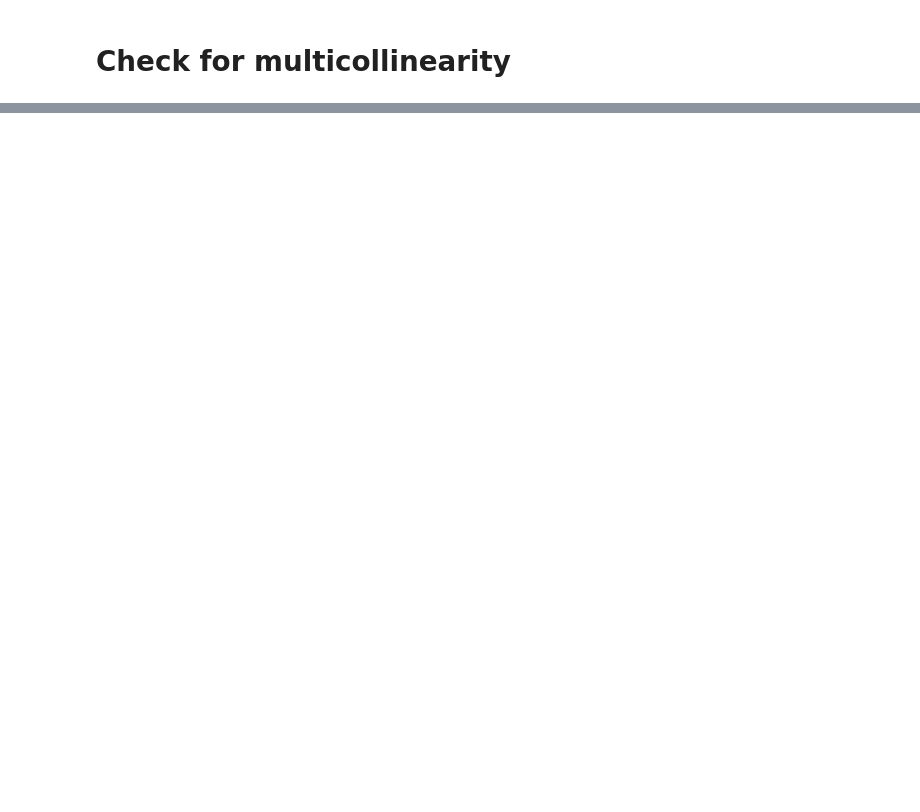
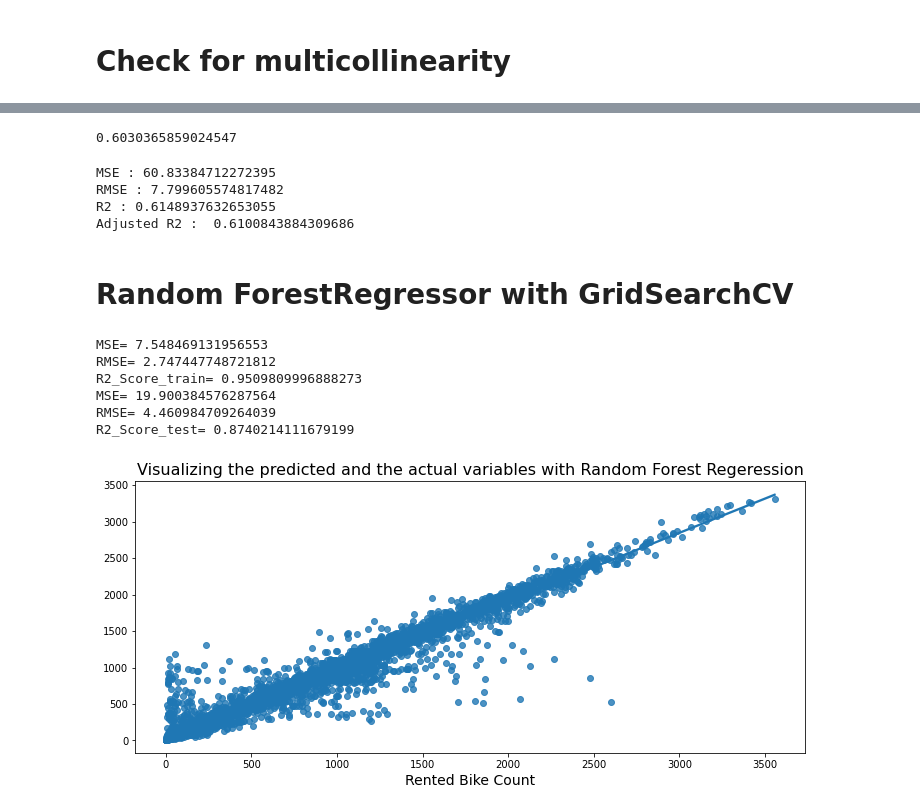
Before and after one commit to abhashjain9/Bike-Sharing-Demand-Prediction, a Jupyter notebook: Bike_Sharing_Demand_Prediction_Capstone_Project.ipynb, the cells around one changed output, grey strips where cells are left out. Cells and saved outputs as stored; diff of their text form; code cells hidden in the pictures; blank space fills up the shorter version.

```diff
--- a/Bike_Sharing_Demand_Prediction_Capstone_Project.ipynb
+++ b/Bike_Sharing_Demand_Prediction_Capstone_Project.ipynb
@@ -549,0 +579,5 @@ df=df.drop(['Rainfall(mm)','Snowfall (cm)'],axis=1)
+# %%
+# Standardiz the independent variables
+scaler=StandardScaler()
+X_train=scaler.fit_transform(X_train)
+X_test=scaler.fit_transform(X_test)
@@ -549,0 +653,7 @@ df=df.drop(['Rainfall(mm)','Snowfall (cm)'],axis=1)
+# %%
+# Import the packages
+from sklearn.linear_model import Ridge
+ridge= Ridge(alpha=0.1)
+# %%
+#Fit the model
+ridge.fit(X_train,y_train)
@@ -549,0 +662,5 @@ df=df.drop(['Rainfall(mm)','Snowfall (cm)'],axis=1)
+# %%
+# Check the score
+ridge.score(X_train, y_train)
+# %% [output]
+0.6030365859024547
@@ -549,0 +671,62 @@ df=df.drop(['Rainfall(mm)','Snowfall (cm)'],axis=1)
+# %%
+# Evaluating metrics
+# Import the packages
+from sklearn.metrics import mean_squared_error
+# Calculate MSE
+MSE  = mean_squared_error(y_test,y_pred_test_ridge)
+print("MSE :" , MSE)
+# Calculate RMSE
+RMSE = np.sqrt(MSE)
+print("RMSE :" ,RMSE)
+# Calculate r2 and adjusted r2
+r2_ridge_test = r2_score(y_test,y_pred_test_ridge)
+print("R2 :" ,r2_ridge_test)
+print("Adjusted R2 : ",1-(1-r2_score(y_test,y_pred_test_ridge))*((X_test.shape[0]-1)/(X_test.shape[0]-X_test.shape[1]-1)))
+# %% [output]
+MSE : 60.83384712272395
+RMSE : 7.799605574817482
+R2 : 0.6148937632653055
+Adjusted R2 :  0.6100843884309686
+# %% [markdown]
+# **Random ForestRegressor with GridSearchCV**
+# %%
+from sklearn.ensemble import RandomForestRegressor
+# Implementing the model
+rf_reg = RandomForestRegressor(n_estimators = 1000, random_state=5)
+# Training the model
+rf_reg.fit(X_train, y_train)
+#defining the predicted variables
+pred_train = rf_reg.predict(X_train)
+pred_test = rf_reg.predict(X_test)
+MSE_train = mean_squared_error(y_train, pred_train)
+print(f'MSE= {MSE_train}')
+
+RMSE_train = np.sqrt(MSE_train)
+print(f'RMSE= {RMSE_train}')
+
+R2_Score_train = r2_score(y_train, pred_train)
+print(f'R2_Score_train= {R2_Score_train}')
+
+MSE_test = mean_squared_error(y_test, pred_test)
+print(f'MSE= {MSE_test}')
+
+RMSE_test = np.sqrt(MSE_test)
+print(f'RMSE= {RMSE_test}')
+R2_Score_test = r2_score(y_test, pred_test)
+print(f'R2_Score_test= {R2_Score_test}')
+# %% [output]
+MSE= 7.548469131956553
+RMSE= 2.747447748721812
+R2_Score_train= 0.9509809996888273
+MSE= 19.900384576287564
+RMSE= 4.460984709264039
+R2_Score_test= 0.8740214111679199
+# %%
+# Ploting the outputs
+plt.figure(figsize=(12, 5))
+sns.regplot(y_train*y_train, pred_train*pred_train)
+plt.title('Visualizing the predicted and the actual variables with Random Forest Regeression', size=16)
+plt.xlabel('Rented Bike Count', size=14)
+plt.show()
+# %% [output]
+[figure, added]
```
Also changed, not shown: parts of 43 cells of this notebook.
